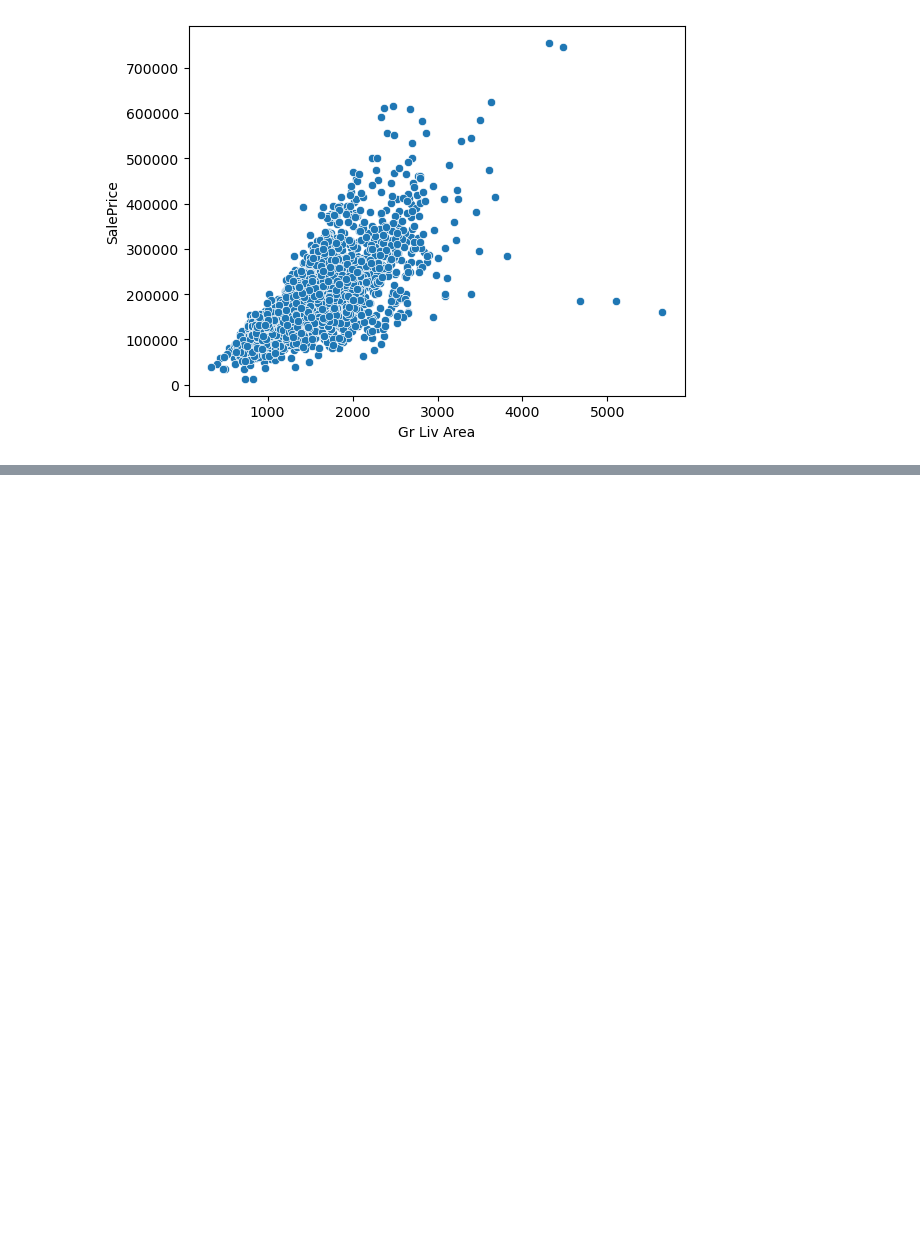
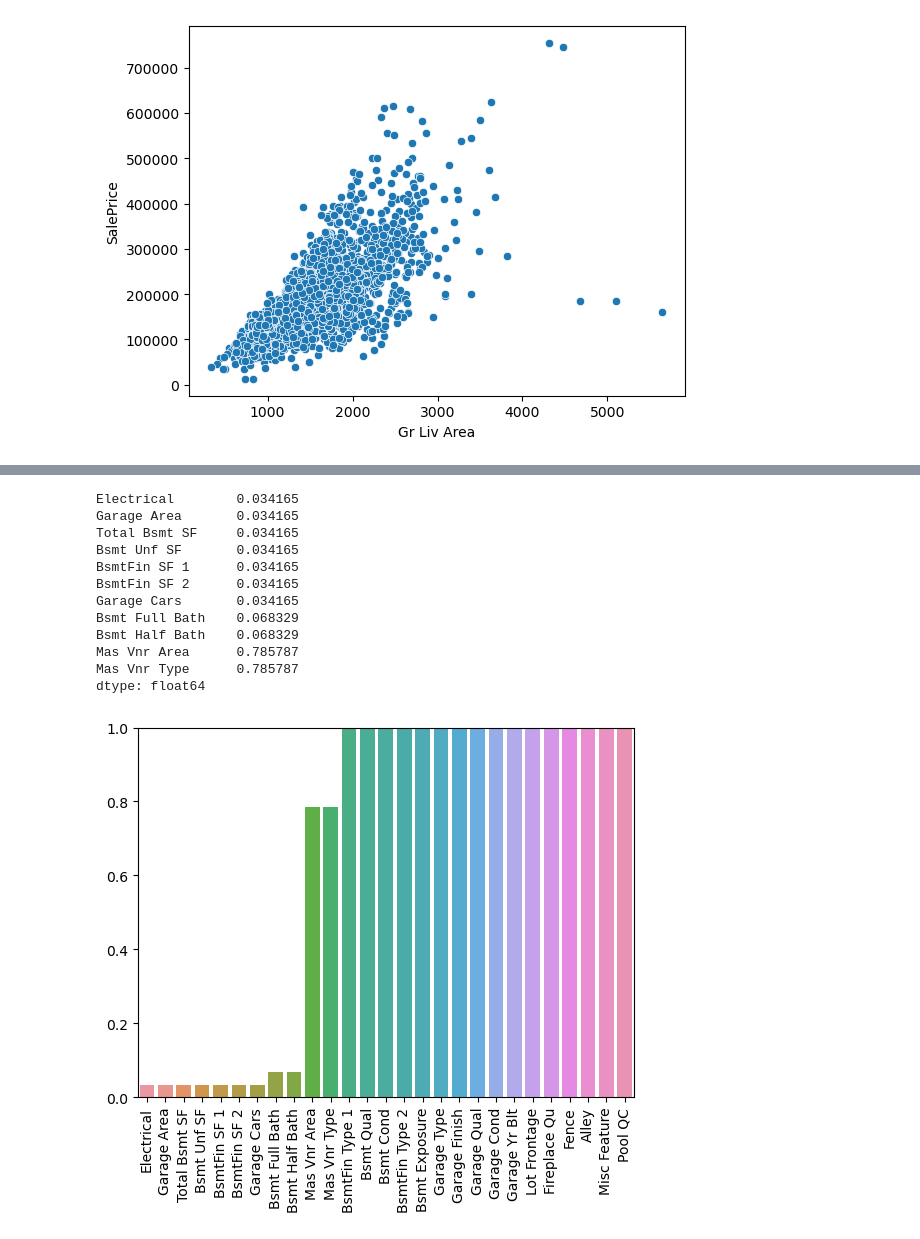
Before and after one commit to maginbu-0/Machine-Learning, a Jupyter notebook: Feature Engineering and Data Preparation/Feature Eng and Data Preparation.ipynb, the cells around one changed output, grey strips where cells are left out. Cells and saved outputs as stored; diff of their text form; code cells hidden in the pictures; blank space fills up the shorter version.

```diff
--- a/Feature Engineering and Data Preparation/Feature Eng and Data Preparation.ipynb
+++ b/Feature Engineering and Data Preparation/Feature Eng and Data Preparation.ipynb
@@ -202,0 +302,20 @@ sns.scatterplot(data=df,x='Gr Liv Area', y='SalePrice')
+# %%
+sns.barplot(x=percent_nan.index,y=percent_nan)
+plt.xticks(rotation=90)
+plt.ylim(0,1)
+
+percent_nan[percent_nan < 1]
+# %% [output]
+Electrical        0.034165
+Garage Area       0.034165
+Total Bsmt SF     0.034165
+Bsmt Unf SF       0.034165
+BsmtFin SF 1      0.034165
+BsmtFin SF 2      0.034165
+Garage Cars       0.034165
+Bsmt Full Bath    0.068329
+Bsmt Half Bath    0.068329
+Mas Vnr Area      0.785787
+Mas Vnr Type      0.785787
+dtype: float64
+[figure, added]
```
Also changed, not shown: parts of 55 cells of this notebook, 1 other file.
